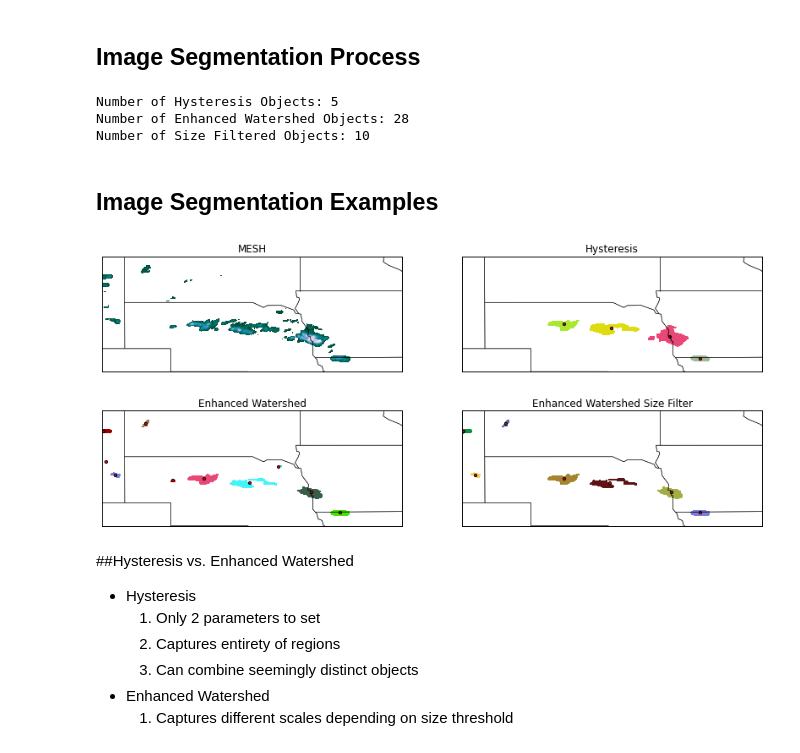
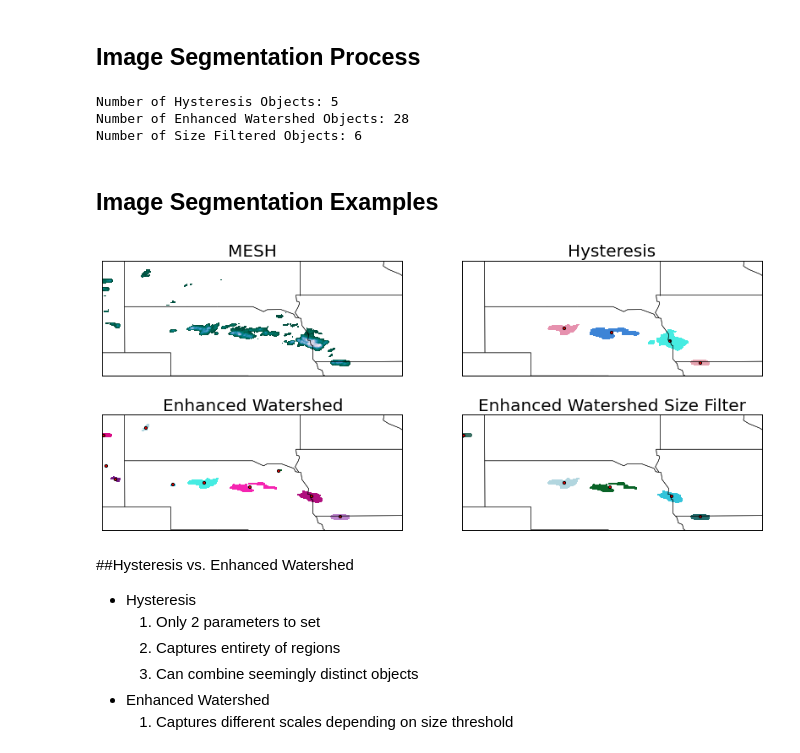
Before and after one commit to djgagne/ucar_sea_2015, a Jupyter notebook: Gagne_UCAR_SEA_Conference_Presentation.ipynb, the cells around one changed output. Saved outputs shown, nothing was run; the diff lists cells and outputs as text; code cells hidden in the pictures.

```diff
--- a/Gagne_UCAR_SEA_Conference_Presentation.ipynb
+++ b/Gagne_UCAR_SEA_Conference_Presentation.ipynb
@@ -101,43 +101,44 @@ hyst = Hysteresis(5,25)
 #                     discretization maximum,
 #                     size threshold,
 #                     number of watershed iterations)
-ew = EnhancedWatershed(5,5,100,200,20)
+ew = EnhancedWatershed(5,5,100,200,0)
 labels = OrderedDict()
 labels['Hysteresis'] = hyst.label(gaussian_filter(mesh_data[22], 1))
 print "Number of Hysteresis Objects:", labels['Hysteresis'].max()
 labels['Enhanced Watershed'] = ew.label(gaussian_filter(mesh_data[22],1))
 print "Number of Enhanced Watershed Objects:", labels['Enhanced Watershed'].max()
-labels['Enhanced Watershed Size Filter'] = ew.size_filter(labels['Enhanced Watershed'], 30)
+labels['Enhanced Watershed Size Filter'] = ew.size_filter(labels['Enhanced Watershed'], 50)
 print "Number of Size Filtered Objects:", labels['Enhanced Watershed Size Filter'].max()
 # %% [output]
 Number of Hysteresis Objects: 5
 Number of Enhanced Watershed Objects: 28
-Number of Size Filtered Objects: 10
+Number of Size Filtered Objects: 6
 # %% [markdown]
 ## Image Segmentation Examples
 # %%
 # Plot objects
 cm = ListedColormap(np.random.random((50,3)))
 plt.figure(figsize=(14,6))
 plt.subplot(2,2,1)
 bmap_hail.drawstates()
-plt.title("MESH")
+plt.title("MESH", fontsize=20)
 cont = plt.contourf(lon, lat, mesh_data[22],
              np.arange(5,105,5), cmap="PuBuGn_r")
 sp = 2
 for plot_name, image in labels.iteritems():
     plt.subplot(2,2,sp)
     bmap_hail.drawstates()
-    ht = plt.title(plot_name)
+    ht = plt.title(plot_name, fontsize=20)
     pcol = plt.contourf(lon, lat, np.ma.array(image, mask=image < 1),
                       np.arange(image.max() + 1), cmap=cm)
+    #Find centroids
     props = regionprops(image)
     centroids = np.round([prop.centroid for prop in props]).astype(int)
     plt.scatter(lon[centroids[:,0],centroids[:,1]],
                 lat[centroids[:,0],centroids[:,1]], 10, 'r')
     sp += 1
 # %% [output]
-[figure, old version]
+[figure, new version]
 # %% [markdown]
 ##Hysteresis vs. Enhanced Watershed
 * Hysteresis
```
Also changed, not shown: parts of 14 cells of this notebook.
